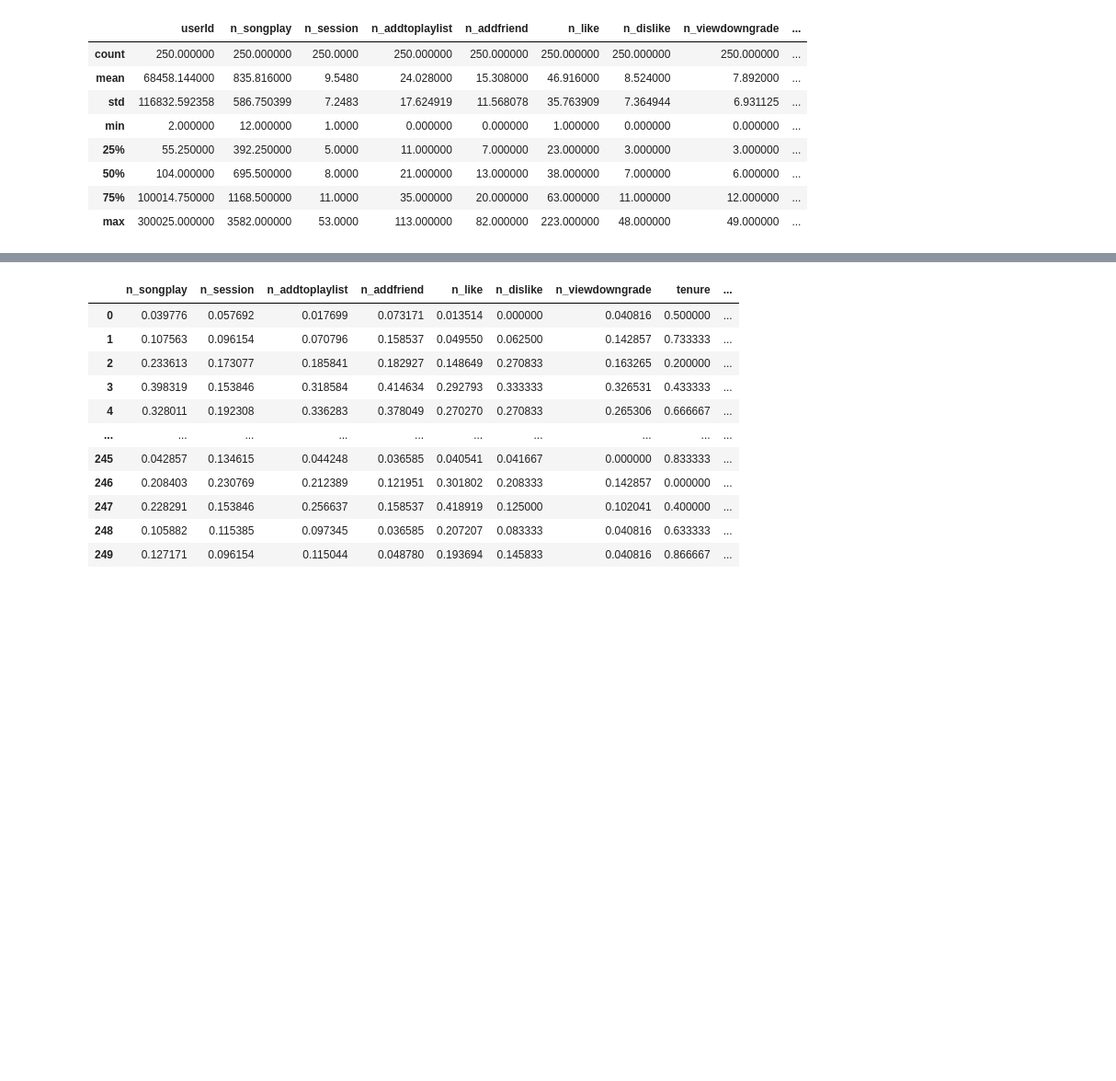
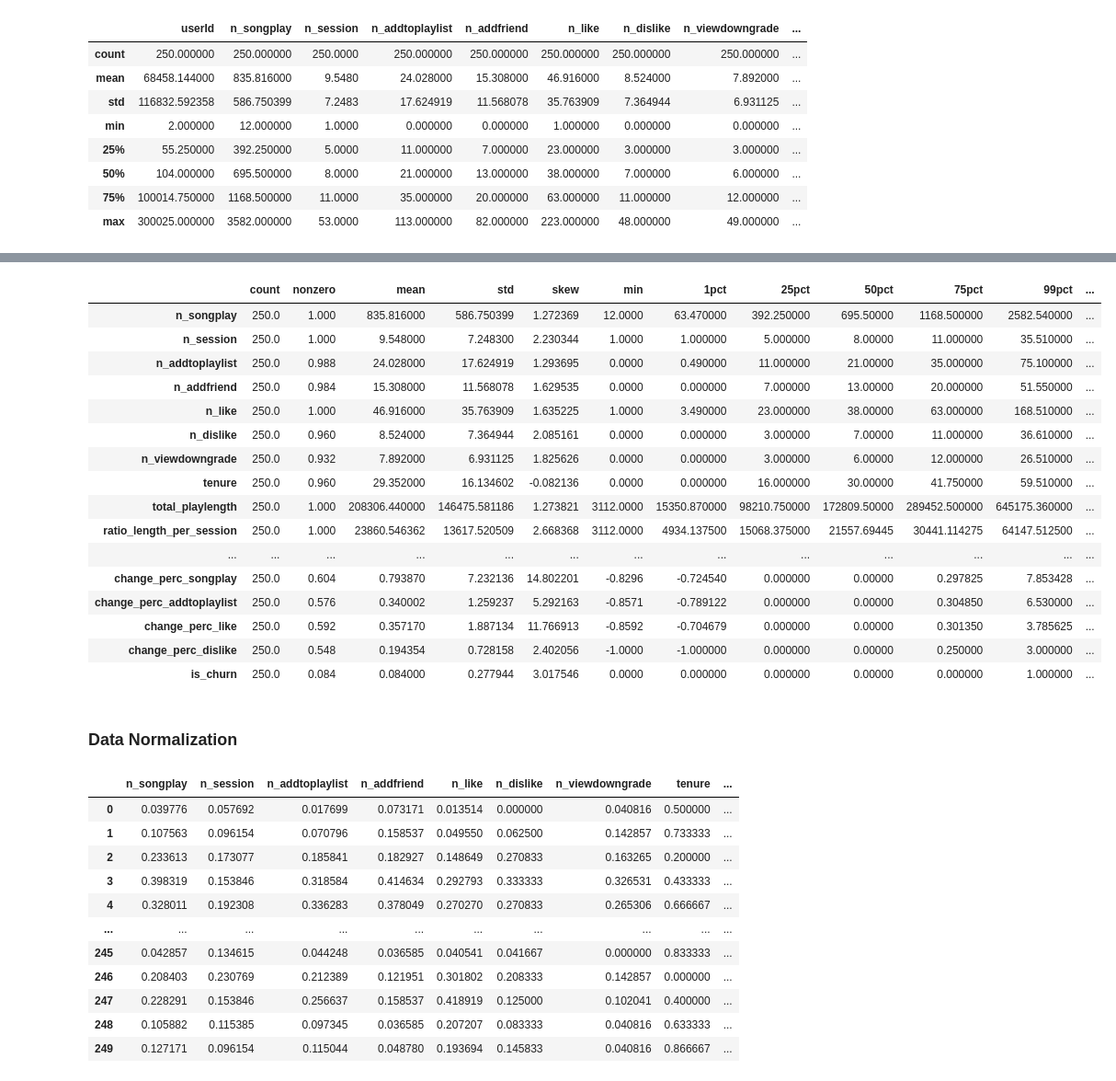
Before and after one commit to gilzero/project_churn_spark, a Jupyter notebook: sparkify.ipynb, the cells around one changed output, grey strips where cells are left out. Shown: that part at 92% size. Drawn from its saved outputs; the diff is of its cells as text; code cells hidden in the pictures; blank space fills up the shorter version.

```diff
--- a/sparkify.ipynb
+++ b/sparkify.ipynb
@@ -1224,3 +1247,47 @@ def cohort_plot(metric_to_plot='', n_cohort=10, df_data=df_analytic):
+# %%
+# Skew Summary Code snippet reference:
+# https://github.com/carl24k/fight-churn/blob/master/fightchurn/listings/chap5/listing_5_2_dataset_stats.py
+
+
+# Drop Non-metric columns
+skewness_data = df_analytic.drop(['userId', 'observation_time'], axis=1)
+
+# Transpose the describe result.
+skewness_summary = skewness_data.describe()
+skewness_summary = skewness_summary.transpose()
+
+# Add skewness information
+skewness_summary['skew'] = skewness_data.skew()
+skewness_summary['1%'] = skewness_data.quantile(q=0.01)
+skewness_summary['99%'] = skewness_data.quantile(q=0.99)
+skewness_summary['nonzero'] = skewness_data.astype(bool).sum(axis=0) / skewness_data.shape[0]
+
+skewness_summary = skewness_summary[['count','nonzero','mean','std','skew','min','1%','25%','50%','75%','99%','max']]
+skewness_summary.columns = skewness_summary.columns.str.replace("%", "pct")
+
+# skewness_summary['skew']
+skewness_summary
+# %% [output]
+|  | count | nonzero | mean | std | skew | min | 1pct | 25pct | 50pct | 75pct | 99pct | ... |
+| n_songplay | 250.0 | 1.000 | 835.816000 | 586.750399 | 1.272369 | 12.0000 | 63.470000 | 392.250000 | 695.50000 | 1168.500000 | 2582.540000 | ... |
+| n_session | 250.0 | 1.000 | 9.548000 | 7.248300 | 2.230344 | 1.0000 | 1.000000 | 5.000000 | 8.00000 | 11.000000 | 35.510000 | ... |
+| n_addtoplaylist | 250.0 | 0.988 | 24.028000 | 17.624919 | 1.293695 | 0.0000 | 0.490000 | 11.000000 | 21.00000 | 35.000000 | 75.100000 | ... |
+| n_addfriend | 250.0 | 0.984 | 15.308000 | 11.568078 | 1.629535 | 0.0000 | 0.000000 | 7.000000 | 13.00000 | 20.000000 | 51.550000 | ... |
+| n_like | 250.0 | 1.000 | 46.916000 | 35.763909 | 1.635225 | 1.0000 | 3.490000 | 23.000000 | 38.00000 | 63.000000 | 168.510000 | ... |
+| n_dislike | 250.0 | 0.960 | 8.524000 | 7.364944 | 2.085161 | 0.0000 | 0.000000 | 3.000000 | 7.00000 | 11.000000 | 36.610000 | ... |
+| n_viewdowngrade | 250.0 | 0.932 | 7.892000 | 6.931125 | 1.825626 | 0.0000 | 0.000000 | 3.000000 | 6.00000 | 12.000000 | 26.510000 | ... |
+| tenure | 250.0 | 0.960 | 29.352000 | 16.134602 | -0.082136 | 0.0000 | 0.000000 | 16.000000 | 30.00000 | 41.750000 | 59.510000 | ... |
+| total_playlength | 250.0 | 1.000 | 208306.440000 | 146475.581186 | 1.273821 | 3112.0000 | 15350.870000 | 98210.750000 | 172809.50000 | 289452.500000 | 645175.360000 | ... |
+| ratio_length_per_session | 250.0 | 1.000 | 23860.546362 | 13617.520509 | 2.668368 | 3112.0000 | 4934.137500 | 15068.375000 | 21557.69445 | 30441.114275 | 64147.512500 | ... |
+| ... | ... | ... | ... | ... | ... | ... | ... | ... | ... | ... | ... | ... |
+| change_perc_songplay | 250.0 | 0.604 | 0.793870 | 7.232136 | 14.802201 | -0.8296 | -0.724540 | 0.000000 | 0.00000 | 0.297825 | 7.853428 | ... |
+| change_perc_addtoplaylist | 250.0 | 0.576 | 0.340002 | 1.259237 | 5.292163 | -0.8571 | -0.789122 | 0.000000 | 0.00000 | 0.304850 | 6.530000 | ... |
+| change_perc_like | 250.0 | 0.592 | 0.357170 | 1.887134 | 11.766913 | -0.8592 | -0.704679 | 0.000000 | 0.00000 | 0.301350 | 3.785625 | ... |
+| change_perc_dislike | 250.0 | 0.548 | 0.194354 | 0.728158 | 2.402056 | -1.0000 | -1.000000 | 0.000000 | 0.00000 | 0.250000 | 3.000000 | ... |
+| is_churn | 250.0 | 0.084 | 0.084000 | 0.277944 | 3.017546 | 0.0000 | 0.000000 | 0.000000 | 0.00000 | 0.000000 | 1.000000 | ... |
+# %% [markdown]
+<a id="normalization"></a>
+### Data Normalization
 # %%
 # Normalization / Standardization
 
```
Also changed, not shown: parts of 32 cells of this notebook, 1 other file.
